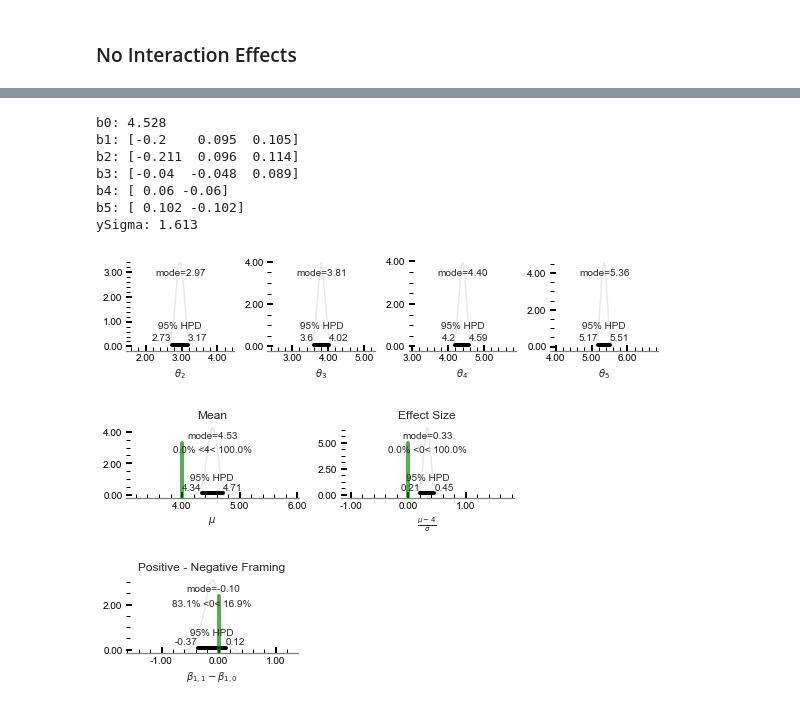
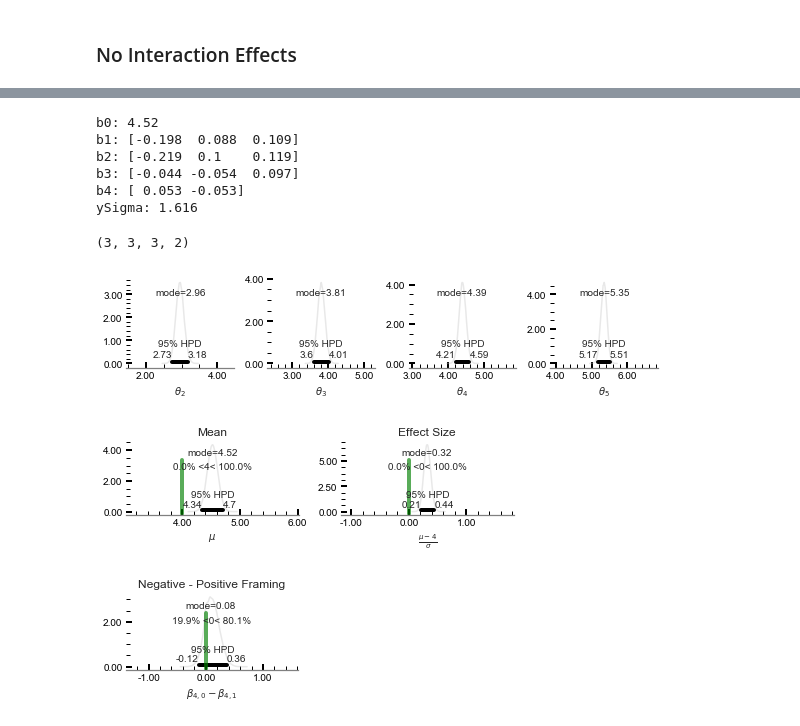
Before and after one commit to CrowdDynamicsLab/ComicPersuasion, a Jupyter notebook: Paper Draft/LaTeX/hari-code/ordinal_prediction_factors-Main.ipynb, the cells around one changed output, grey strips where cells are left out. Saved outputs shown, nothing was run; the diff lists cells and outputs as text; code cells hidden in the pictures.

```diff
--- a/Paper Draft/LaTeX/hari-code/ordinal_prediction_factors-Main.ipynb
+++ b/Paper Draft/LaTeX/hari-code/ordinal_prediction_factors-Main.ipynb
@@ -226,10 +222,10 @@ with pm.Model() as ordinal_factor_model_main:
     a4_tilde = pm.Normal('a4_tilde', mu=0, sd=1, shape=Nx4Lvl)
     a4 = pm.Deterministic('a4', 0.0 + a4SD * a4_tilde)
 
-    # comicleft
-    a5SD = pm.Gamma('a5SD', agammaShRa[0], agammaShRa[1])
-    a5_tilde = pm.Normal('a5_tilde', mu=0, sd=1, shape=Nx5Lvl)
-    a5 = pm.Deterministic('a5', 0.0 + a5SD * a5_tilde)
+#     # comicleft
+#     a5SD = pm.Gamma('a5SD', agammaShRa[0], agammaShRa[1])
+#     a5_tilde = pm.Normal('a5_tilde', mu=0, sd=1, shape=Nx5Lvl)
+#     a5 = pm.Deterministic('a5', 0.0 + a5SD * a5_tilde)
 
 #     # gesture x shading
 #     a1a2SD = pm.Gamma('a1a2SD', agammaShRa[0], agammaShRa[1])
@@ -246,7 +242,7 @@ with pm.Model() as ordinal_factor_model_main:
 #     a2a3_tilde = pm.Normal('a2a3_tilde', mu=0, sd=1, shape=(Nx2Lvl, Nx3Lvl))
 #     a2a3 = pm.Deterministic('a2a3', 0.0 + a2a3SD * a2a3_tilde)
 
-    mu = a0 + a1[x1] + a2[x2] + a3[x3] + a4[x4] + a5[x5]
+    mu = a0 + a1[x1] + a2[x2] + a3[x3] + a4[x4]
     ySigma = pm.Uniform('ySigma', ySD / 100, ySD * 10)
 
     pr = outcome_probabilities(theta, mu, ySigma)
@@ -255,5 +251,5 @@ with pm.Model() as ordinal_factor_model_main:
 # %%
 with ordinal_factor_model_main:
     step1 = pm.Metropolis()
-    trace = pm.sample(10000, step=step1)
+    trace = pm.sample(50000, chains=8, step=step1)
 # %% [output]
@@ -308,23 +301,23 @@ array([[<matplotlib.axes._subplots.AxesSubplot object at 0x...>,
 # %%
 # Transforming the trace data to sum-to-zero values
-m = np.zeros((Nx1Lvl, Nx2Lvl, Nx3Lvl, Nx4Lvl, Nx5Lvl, len(trace[a0]))) # notice that this isn't len(trace)
+m = np.zeros((Nx1Lvl, Nx2Lvl, Nx3Lvl, Nx4Lvl, len(trace[a0]))) # notice that this isn't len(trace)
 b1b2 = m.copy()
 
-for (j1, j2, j3, j4, j5) in np.ndindex(Nx1Lvl, Nx2Lvl, Nx3Lvl, Nx4Lvl, Nx5Lvl):
-    m[j1, j2, j3, j4, j5] = (trace['a0'] +
+for (j1, j2, j3, j4) in np.ndindex(Nx1Lvl, Nx2Lvl, Nx3Lvl, Nx4Lvl):
+    m[j1, j2, j3, j4] = (trace['a0'] +
                  trace['a1'][:, j1] +
                  trace['a2'][:, j2] +
                  trace['a3'][:, j3] +
-                 trace['a4'][:, j4] +
-                 trace['a5'][:, j5]
+                 trace['a4'][:, j4]
+#                  trace['a5'][:, j5]
                 )
 
-b0 = np.mean(m, axis=(0, 1, 2, 3, 4))
-b1 = np.mean(m, axis=(1, 2, 3, 4)) - b0
-b2 = np.mean(m, axis=(0, 2, 3, 4)) - b0
-b3 = np.mean(m, axis=(0, 1, 3, 4)) - b0
-b4 = np.mean(m, axis=(0, 1, 2, 4)) - b0
-b5 = np.mean(m, axis=(0, 1, 2, 3)) - b0
+b0 = np.mean(m, axis=(0, 1, 2, 3))
+b1 = np.mean(m, axis=(1, 2, 3)) - b0
+b2 = np.mean(m, axis=(0, 2, 3)) - b0
+b3 = np.mean(m, axis=(0, 1, 3)) - b0
+b4 = np.mean(m, axis=(0, 1, 2)) - b0
+# b5 = np.mean(m, axis=(0, 1, 2, 3)) - b0
 
 # for (j1, j2) in np.ndindex(Nx1Lvl, Nx2Lvl):
 #     b1b2[j1, j2] = (m[j1, j2] - (b0 + b1[j1] + b2[j2]))
@@ -335,16 +328,19 @@ print('b1: {}'.format(np.mean(b1, axis=1).round(3)))
 print('b2: {}'.format(np.mean(b2, axis=1).round(3)))
 print('b3: {}'.format(np.mean(b3, axis=1).round(3)))
 print('b4: {}'.format(np.mean(b4, axis=1).round(3)))
-print('b5: {}'.format(np.mean(b5, axis=1).round(3)))
+# print('b5: {}'.format(np.mean(b5, axis=1).round(3)))
 print('ySigma: {}'.format(np.mean(trace['ySigma']).round(3)))
 # %% [output]
-b0: 4.528
-b1: [-0.2    0.095  0.105]
-b2: [-0.211  0.096  0.114]
-b3: [-0.04  -0.048  0.089]
-b4: [ 0.06 -0.06]
-b5: [ 0.102 -0.102]
-ySigma: 1.613
+b0: 4.52
+b1: [-0.198  0.088  0.109]
+b2: [-0.219  0.1    0.119]
+b3: [-0.044 -0.054  0.097]
+b4: [ 0.053 -0.053]
+ySigma: 1.616
+# %%
+(Nx1Lvl, Nx2Lvl, Nx3Lvl, Nx4Lvl)
+# %% [output]
+(3, 3, 3, 2)
 # %%
 sigma = trace['ySigma']
 nm = (b0 - 4) / sigma  # effect size
@@ -469,39 +465,40 @@ axs2[1].yaxis.set_ticks_position('left')
 axs2[1].minorticks_on()
 
 fig2.tight_layout()
-fig2.savefig("factors_mean_effect_main-noint.pdf")
+#fig2.savefig("factors_mean_effect_main-noint.pdf")
 # %% [output]
-[figure, old version]
+[figure, new version]
 [figure]
 # %%
-contrast = b4[1, :] - b4[0, :]
+#framing contrast
+contrast = b4[0, :] - b4[1, :]
 
 fig, axs = sb.mpl.pyplot.subplots(1, 1)  #### change on changing parameters
 fig.set_size_inches(3, 2)
 
 pm.plot_posterior(
     contrast,
     point_estimate='mode',
     kde_plot='True',
     color='0.75',
     round_to=2,
     ax=axs,
     ref_val=0,
     text_size=10)
 
-axs.set_title(r"Positive - Negative Framing")
+axs.set_title(r"Negative - Positive Framing")
 cm = np.mean(contrast)
 axs.set_xlim([cm - 1.5, cm + 1.5])
-axs.set_xlabel(r'$\beta_{1,1} - \beta_{1,0}$')
+axs.set_xlabel(r'$\beta_{4,0} - \beta_{4,1}$')
 
 axs.xaxis.set_major_formatter(FormatStrFormatter('%.2f'))
 axs.yaxis.set_major_formatter(FormatStrFormatter('%.2f'))
 axs.tick_params(direction='in', length=6, width=2, colors='k', which='major')
 axs.tick_params(direction='in', length=4, width=1, colors='k', which='minor')
 axs.xaxis.set_ticks_position('bottom')
 axs.yaxis.set_ticks_position('left')
 axs.minorticks_on()
 fig.tight_layout()
 fig.savefig("factors_framing_contrasts_main-noint.pdf")
 # %% [output]
-[figure, old version]
+[figure, new version]
```
Also changed, not shown: parts of 7 cells of this notebook, 19 other files.
